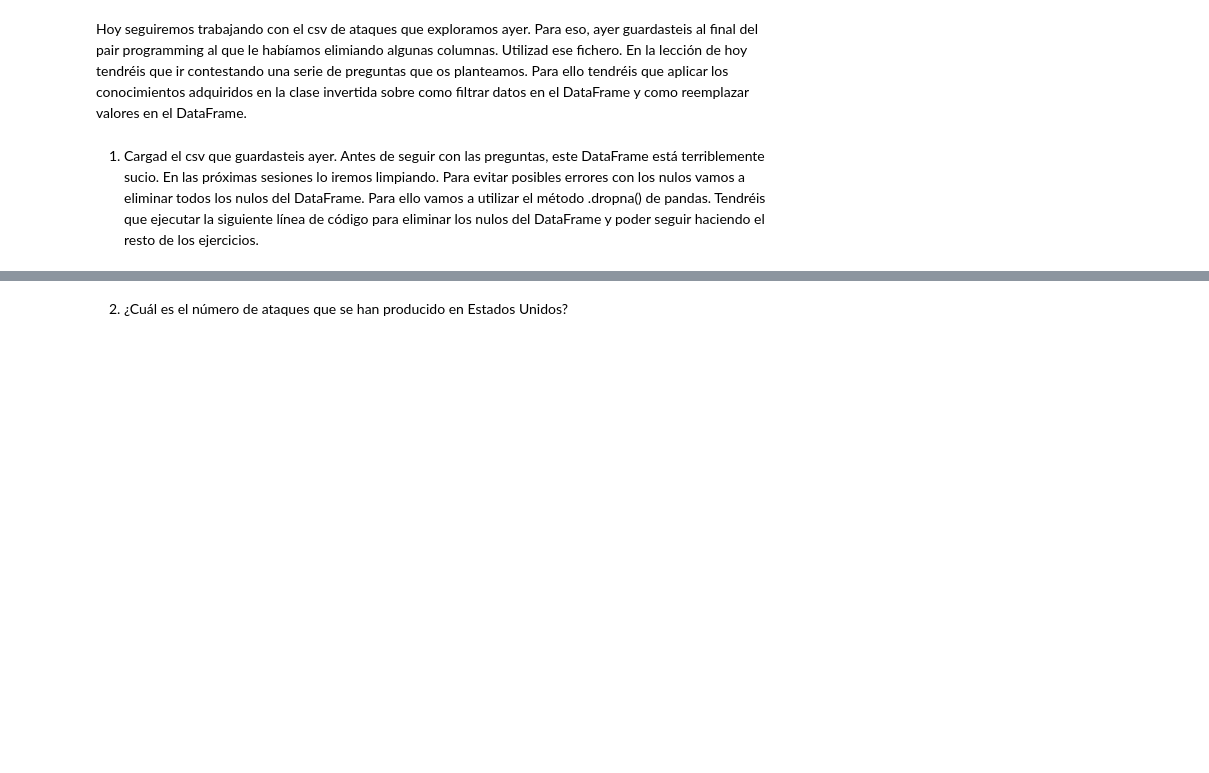
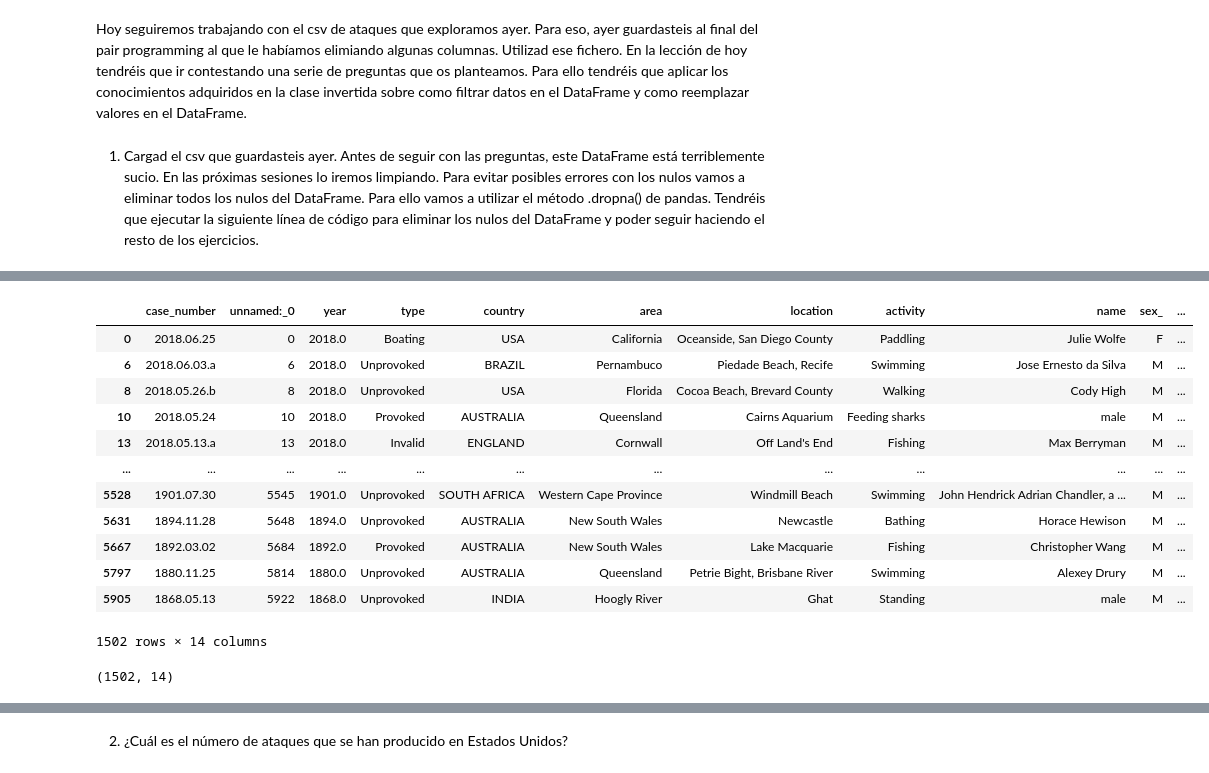
Before and after one commit to Adalab/DA-Stadistics-y-Visualizacion-Matlab-and-Seaborn-, a Jupyter notebook: pandas/pair-prog-pandas-leccion4-Filtrado_de_datos.ipynb, the cells around one changed output, grey strips where cells are left out. Saved outputs shown, nothing was run; the diff lists cells and outputs as text; code cells hidden in the pictures; blank space fills up the shorter version.

Commit message:
Subida ejer terminados lecc 4 pandas

```diff
--- a/pandas/pair-prog-pandas-leccion4-Filtrado_de_datos.ipynb
+++ b/pandas/pair-prog-pandas-leccion4-Filtrado_de_datos.ipynb
@@ -13,0 +18,3 @@ Antes de seguir con las preguntas, este DataFrame está terriblemente sucio. En
+# %%
+attacks_lec3=pd.read_csv('data_pandas_lec3/attacks_lec3.csv')
+attacks_lec3.head()
@@ -14,2 +87,22 @@ Antes de seguir con las preguntas, este DataFrame está terriblemente sucio. En
 # %%
-df.dropna(inplace = True)
+attacks_lec3.dropna(inplace=True)
+attacks_lec3
+# %% [output]
+|  | case_number | unnamed:_0 | year | type | country | area | location | activity | name | sex_ | ... |
+| 0 | 2018.06.25 | 0 | 2018.0 | Boating | USA | California | Oceanside, San Diego County | Paddling | Julie Wolfe | F | ... |
+| 6 | 2018.06.03.a | 6 | 2018.0 | Unprovoked | BRAZIL | Pernambuco | Piedade Beach, Recife | Swimming | Jose Ernesto da Silva | M | ... |
+| 8 | 2018.05.26.b | 8 | 2018.0 | Unprovoked | USA | Florida | Cocoa Beach, Brevard County | Walking | Cody High | M | ... |
+| 10 | 2018.05.24 | 10 | 2018.0 | Provoked | AUSTRALIA | Queensland | Cairns Aquarium | Feeding sharks | male | M | ... |
+| 13 | 2018.05.13.a | 13 | 2018.0 | Invalid | ENGLAND | Cornwall | Off Land's End | Fishing | Max Berryman | M | ... |
+| ... | ... | ... | ... | ... | ... | ... | ... | ... | ... | ... | ... |
+| 5528 | 1901.07.30 | 5545 | 1901.0 | Unprovoked | SOUTH AFRICA | Western Cape Province | Windmill Beach | Swimming | John Hendrick Adrian Chandler, a ... | M | ... |
+| 5631 | 1894.11.28 | 5648 | 1894.0 | Unprovoked | AUSTRALIA | New South Wales | Newcastle | Bathing | Horace Hewison | M | ... |
+| 5667 | 1892.03.02 | 5684 | 1892.0 | Provoked | AUSTRALIA | New South Wales | Lake Macquarie | Fishing | Christopher Wang | M | ... |
+| 5797 | 1880.11.25 | 5814 | 1880.0 | Unprovoked | AUSTRALIA | Queensland | Petrie Bight, Brisbane River | Swimming | Alexey Drury | M | ... |
+| 5905 | 1868.05.13 | 5922 | 1868.0 | Unprovoked | INDIA | Hoogly River | Ghat | Standing | male | M | ... |
+1502 rows × 14 columns
+# %%
+shape2=attacks_lec3.shape
+shape2
+# %% [output]
+(1502, 14)
```
Also changed, not shown: parts of 31 cells of this notebook.
